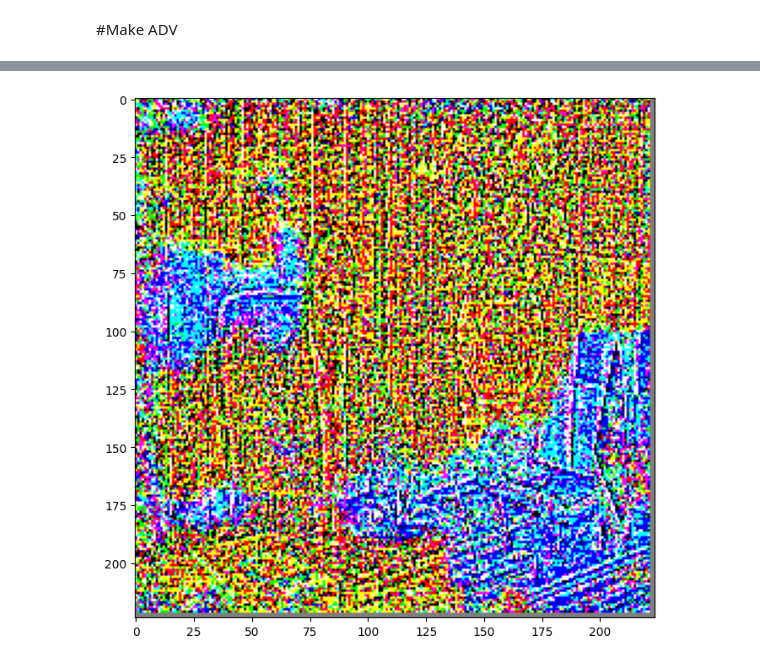
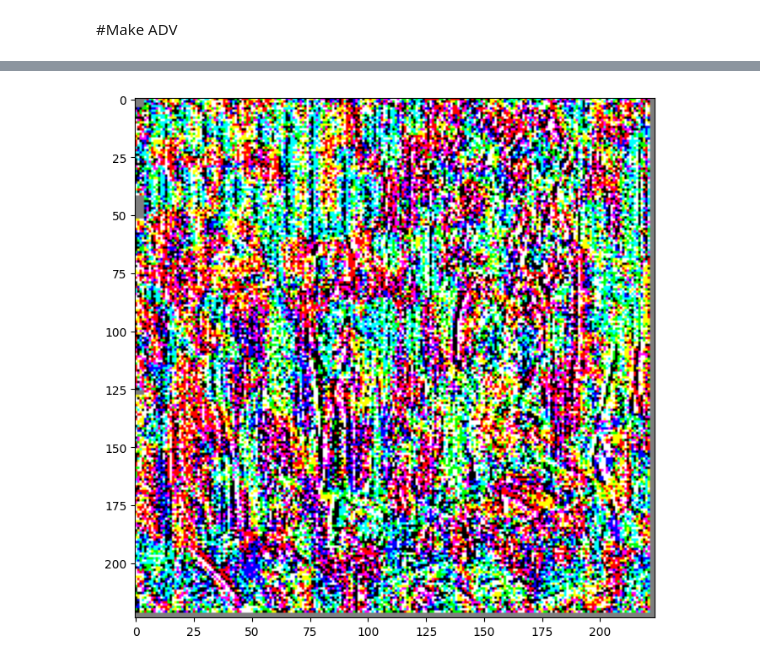
Before and after one commit to ErfanShakouri/AI_Image_Augmentation, a Jupyter notebook: Attacks/PersonalADV_2.ipynb, the cells around one changed output, grey strips where cells are left out. Drawn from its saved outputs; the diff is of its cells as text; code cells hidden in the pictures.

```diff
--- a/Attacks/PersonalADV_2.ipynb
+++ b/Attacks/PersonalADV_2.ipynb
@@ -277,14 +278,3 @@ print ("x_train.shape =" , x_train.shape, "," , "y_train =" , y_train.shape)
 # %% [output]
 min_pixel_value = 0 , max_pixel_value = 1
 x_train.shape = (2078, 224, 224, 3) , y_train = (2078, 183)
-# %%
-x_al=x_all
-y_al = y_all
-test_ratio = 0.2
-
-x_train, x_test, y_train, y_test = train_test_splitt(x_al, y_al, test_ratio)
-
-min_pixel_value = 0
-max_pixel_value = 1
-print ("min_pixel_value =" , min_pixel_value, "," , "max_pixel_value =" , max_pixel_value)
-print ("x_train.shape =" , x_train.shape, "," , "y_train =" , y_train.shape)
@@ -393,7 +395,7 @@ image_probs.shape: (1, 183)
 # %%
 # Get the input label of the image.
 #True label of image
-labrador_retriever_index = 5
+labrador_retriever_index = 1
 label = tf.one_hot(labrador_retriever_index, image_probs.shape[-1])
 label = tf.reshape(label, (1, image_probs.shape[-1]))
 # %%
@@ -530,21 +532,21 @@ def mi_fgsm_attack(model, input_image, input_label, epsilon, alpha, num_iteratio
 # %%
 #RUN
 model = model
 input_image = image
 input_label = label
 epsilon = 0.02
 alpha = epsilon / 4
 num_iterations = 5
 momentum = 0.9
 
-#adv_x, perturbations = fgsm_attack(model, input_image, input_label, epsilon)
+adv_x, perturbations = fgsm_attack(model, input_image, input_label, epsilon)
 #adv_x, perturbations = pgd_attack(model,  input_image, input_label, epsilon, alpha, num_iterations)
 #adv_x, perturbations = bim_attack(model,  input_image, input_label, epsilon, alpha, num_iterations)
-adv_x, perturbations = mi_fgsm_attack(model, input_image, input_label, epsilon, alpha, num_iterations, momentum)
+#adv_x, perturbations = mi_fgsm_attack(model, input_image, input_label, epsilon, alpha, num_iterations, momentum)
 
 plt.imshow(perturbations[0] * 0.5 + 0.5);  # To change [-1, 1] to [0,1]
 # %% [output]
-[figure, old version]
+[figure, new version]
 # %%
 
 def display_images(adv_x, save_path):
```
Also changed, not shown: parts of 10 cells of this notebook.
